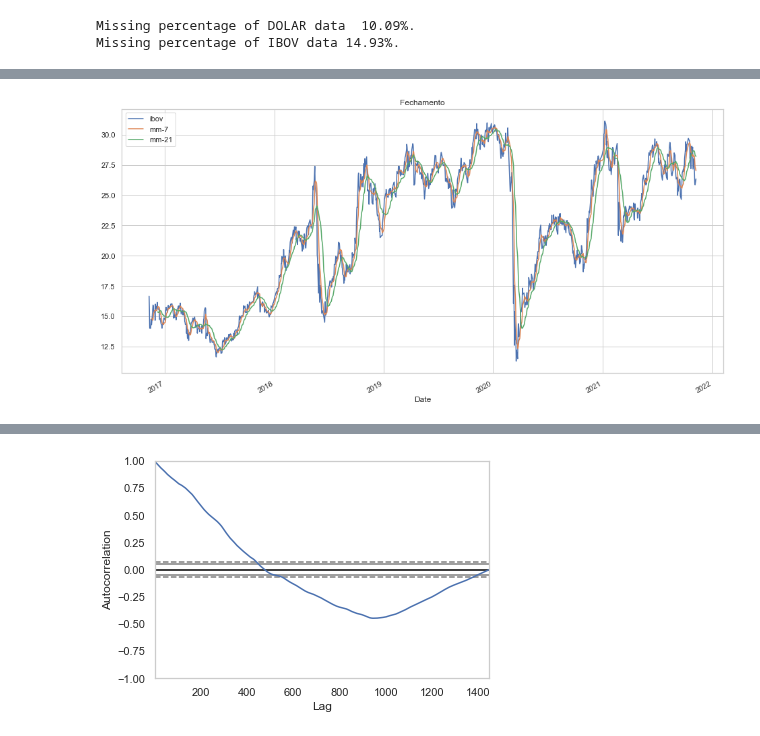
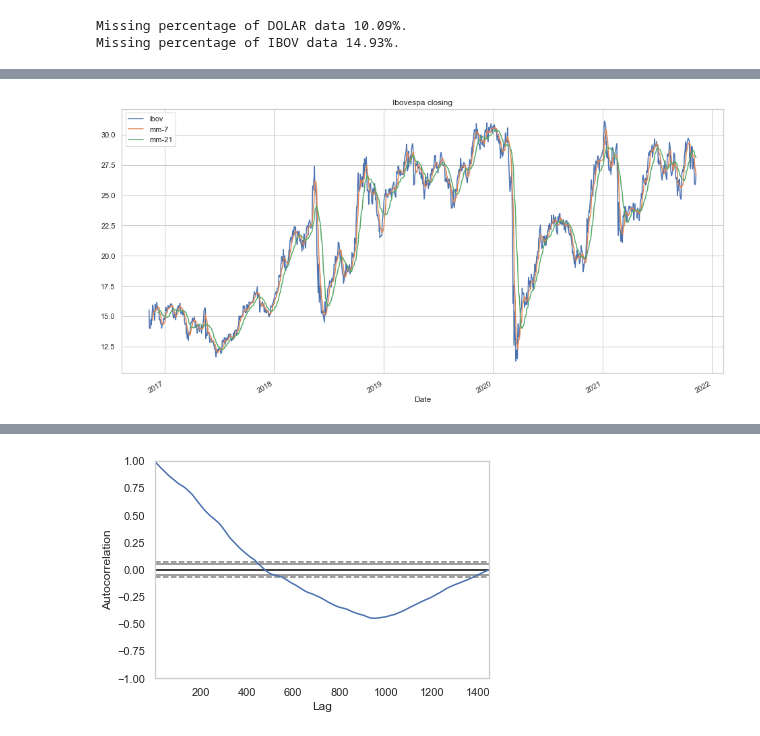
Before and after one commit to Felipevn/Projects, a Jupyter notebook: financeTest1.ipynb, the cells around one changed output, grey strips where cells are left out. Drawn from its saved outputs; the diff is of its cells as text; code cells hidden in the pictures.

```diff
--- a/financeTest1.ipynb
+++ b/financeTest1.ipynb
@@ -103,14 +95,14 @@ petr4.head()
 # %%
 sns.set_theme(style="whitegrid")
 # Preço de fechamento
 petr4["Close"].plot(figsize=(16, 8), label="ibov")
+# Média móvel 7 dias
+petr4["Close"].rolling(7).mean().plot(label="mm-7")
 # Média móvel 21 dias
-petr4["Close"].rolling(7).mean().plot(label="mm-7")
-# Média móvel 50 dias
 petr4["Close"].rolling(21).mean().plot(label="mm-21")
 # Legendas
-plt.title('Fechamento')
+plt.title('Ibovespa closing')
 plt.legend()
 plt.show()
 # %% [output]
-[figure, old version]
+[figure, new version]
```
Also changed, not shown: parts of 23 cells of this notebook.
